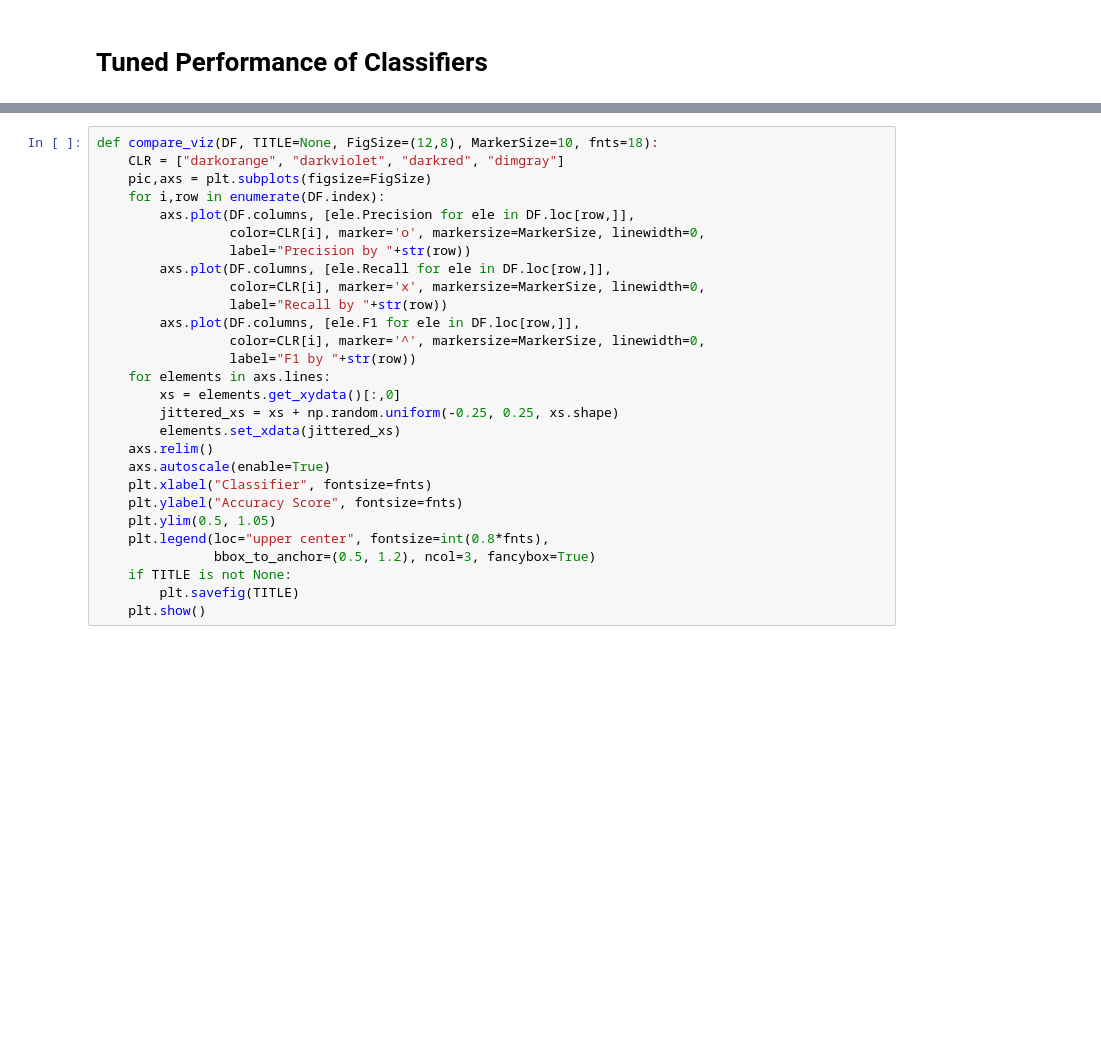
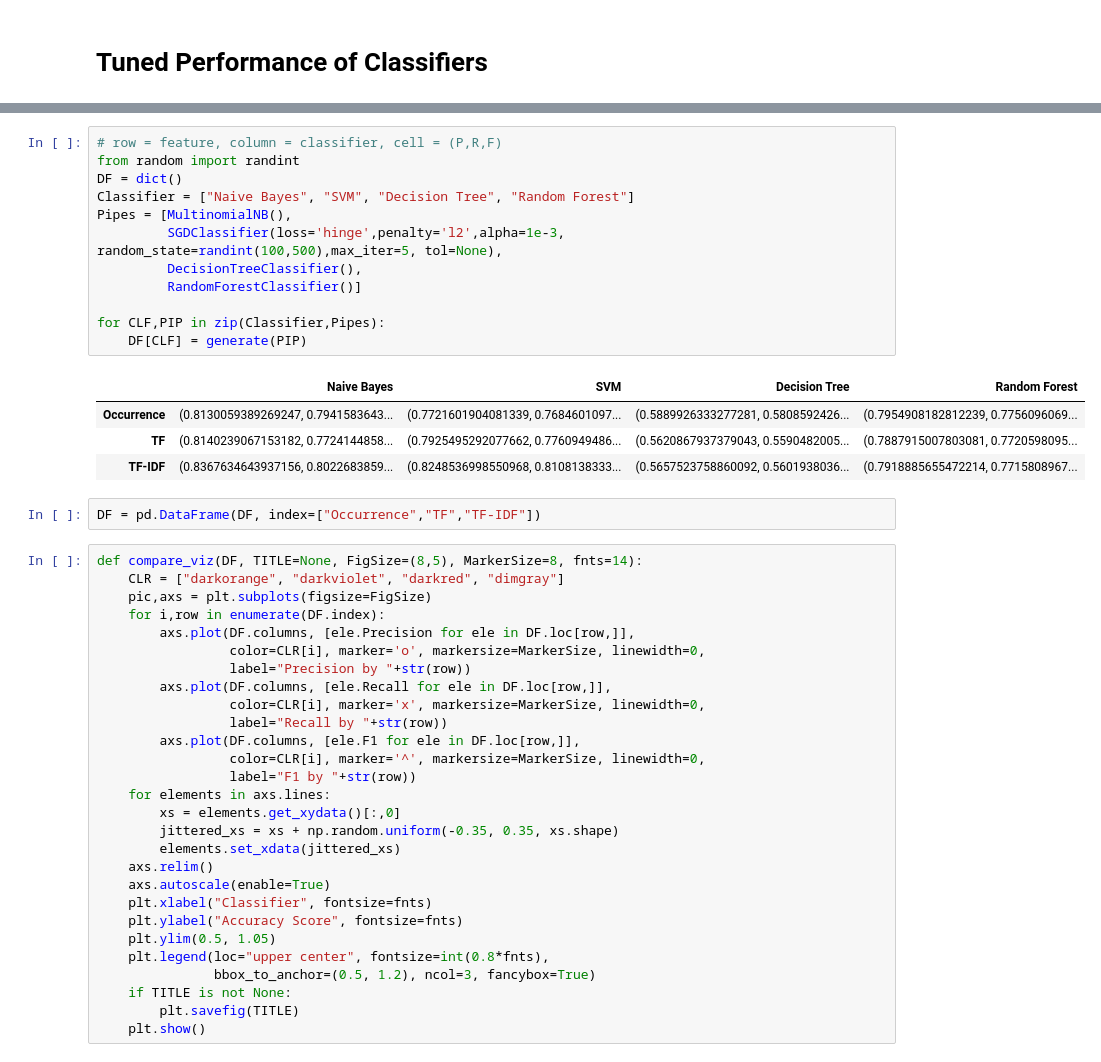
Before and after one commit to PawinData/TM, a Jupyter notebook: TM_A1.ipynb, the cells around one changed output, grey strips where cells are left out. Drawn from its saved outputs; the diff is of its cells as text; blank space fills up the shorter version.

```diff
--- a/TM_A1.ipynb
+++ b/TM_A1.ipynb
@@ -488,5 +317,24 @@ DF   # row = feature, column = classifier, cell = (P,R,F)
+# %%
+# row = feature, column = classifier, cell = (P,R,F)
+from random import randint
+DF = dict()
+Classifier = ["Naive Bayes", "SVM", "Decision Tree", "Random Forest"]
+Pipes = [MultinomialNB(),
+         SGDClassifier(loss='hinge',penalty='l2',alpha=1e-3, random_state=randint(100,500),max_iter=5, tol=None),
+         DecisionTreeClassifier(),
+         RandomForestClassifier()]
+
+for CLF,PIP in zip(Classifier,Pipes):
+    DF[CLF] = generate(PIP)
+# %% [output]
+|  | Naive Bayes | SVM | Decision Tree | Random Forest |
+| Occurrence | (0.8130059389269247, 0.7941583643... | (0.7721601904081339, 0.7684601097... | (0.5889926333277281, 0.5808592426... | (0.7954908182812239, 0.7756096069... |
+| TF | (0.8140239067153182, 0.7724144858... | (0.7925495292077662, 0.7760949486... | (0.5620867937379043, 0.5590482005... | (0.7887915007803081, 0.7720598095... |
+| TF-IDF | (0.8367634643937156, 0.8022683859... | (0.8248536998550968, 0.8108138333... | (0.5657523758860092, 0.5601938036... | (0.7918885655472214, 0.7715808967... |
+# %%
+DF = pd.DataFrame(DF, index=["Occurrence","TF","TF-IDF"])
 # %%
-def compare_viz(DF, TITLE=None, FigSize=(12,8), MarkerSize=10, fnts=18):
+def compare_viz(DF, TITLE=None, FigSize=(8,5), MarkerSize=8, fnts=14):
     CLR = ["darkorange", "darkviolet", "darkred", "dimgray"]
     pic,axs = plt.subplots(figsize=FigSize)
     for i,row in enumerate(DF.index):
@@ -501,7 +349,7 @@ def compare_viz(DF, TITLE=None, FigSize=(12,8), MarkerSize=10, fnts=18):
                  label="F1 by "+str(row))
     for elements in axs.lines:
         xs = elements.get_xydata()[:,0]
-        jittered_xs = xs + np.random.uniform(-0.25, 0.25, xs.shape)
+        jittered_xs = xs + np.random.uniform(-0.35, 0.35, xs.shape)
         elements.set_xdata(jittered_xs)
     axs.relim()
     axs.autoscale(enable=True)
```
Also changed, not shown: parts of 14 cells of this notebook.
